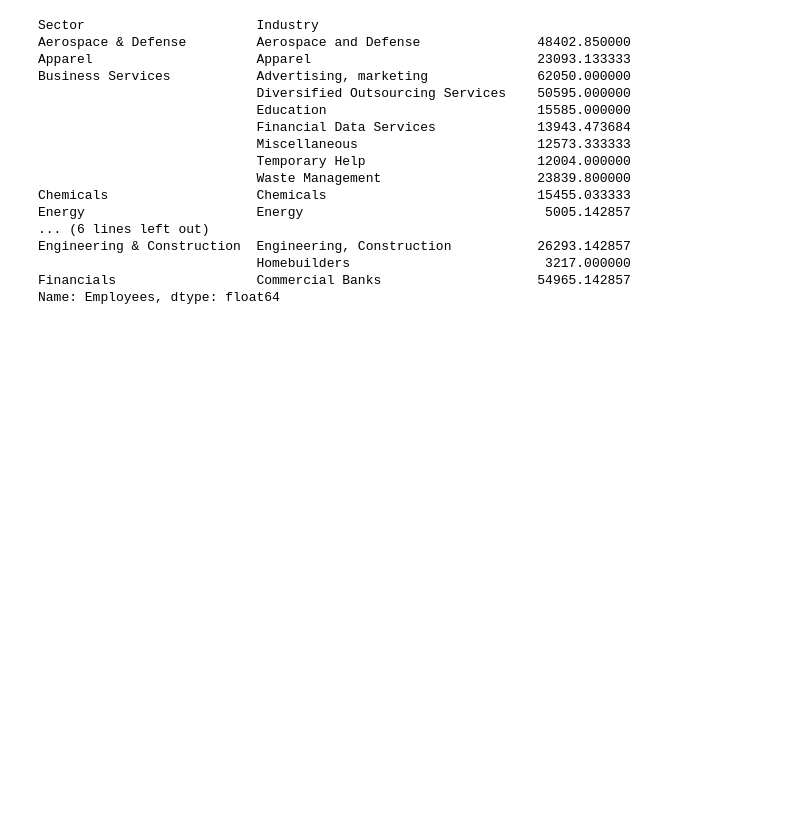
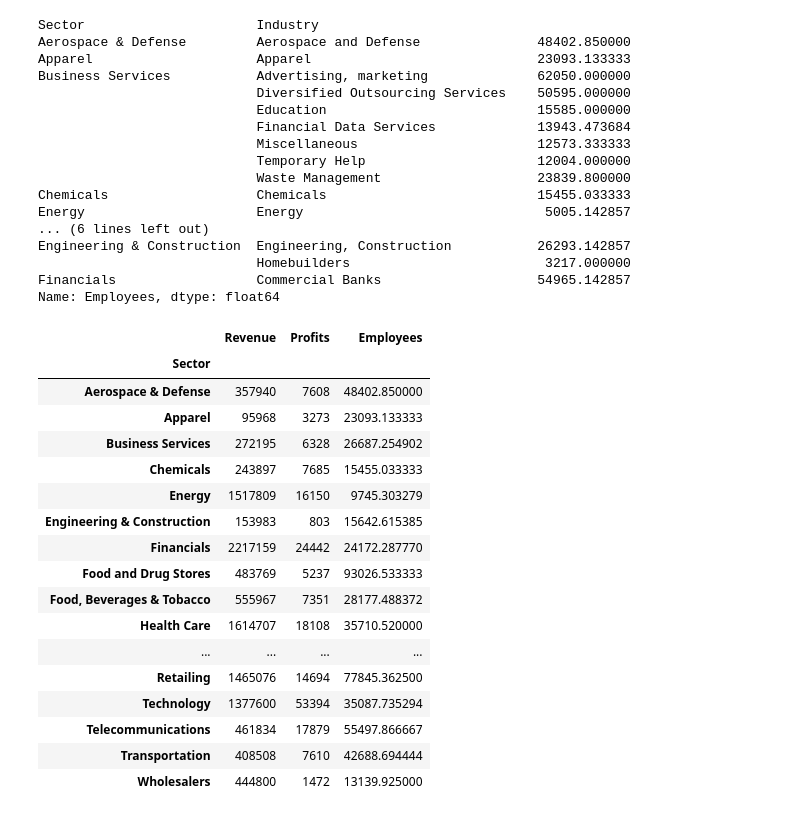
Before and after one commit to yukikitayama/machine-learning, a Jupyter notebook: pandas/groupby.ipynb, the cells around one changed output. Cells and saved outputs as stored; diff of their text form; code cells hidden in the pictures; blank space fills up the shorter version.

```diff
--- a/pandas/groupby.ipynb
+++ b/pandas/groupby.ipynb
@@ -124,3 +124,30 @@ Engineering & Construction  Engineering, Construction           26293.142857
                             Homebuilders                         3217.000000
 Financials                  Commercial Banks                    54965.142857
 Name: Employees, dtype: float64
+# %%
+fortune = pd.read_csv("fortune1000.csv", index_col="Rank")
+fortune.head()
+
+sectors = fortune.groupby("Sector")
+sectors.agg({"Revenue": "sum"})
+sectors.agg({"Revenue": "sum", "Profits": "max"})
+sectors.agg({"Revenue": "sum", "Profits": "max", "Employees": "mean"})
+# %% [output]
+|  | Revenue | Profits | Employees |
+| Sector |  |  |  |
+| Aerospace & Defense | 357940 | 7608 | 48402.850000 |
+| Apparel | 95968 | 3273 | 23093.133333 |
+| Business Services | 272195 | 6328 | 26687.254902 |
+| Chemicals | 243897 | 7685 | 15455.033333 |
+| Energy | 1517809 | 16150 | 9745.303279 |
+| Engineering & Construction | 153983 | 803 | 15642.615385 |
+| Financials | 2217159 | 24442 | 24172.287770 |
+| Food and Drug Stores | 483769 | 5237 | 93026.533333 |
+| Food, Beverages & Tobacco | 555967 | 7351 | 28177.488372 |
+| Health Care | 1614707 | 18108 | 35710.520000 |
+| ... | ... | ... | ... |
+| Retailing | 1465076 | 14694 | 77845.362500 |
+| Technology | 1377600 | 53394 | 35087.735294 |
+| Telecommunications | 461834 | 17879 | 55497.866667 |
+| Transportation | 408508 | 7610 | 42688.694444 |
+| Wholesalers | 444800 | 1472 | 13139.925000 |
```
Also changed, not shown: parts of 1 cell of this notebook, 1 other file.
